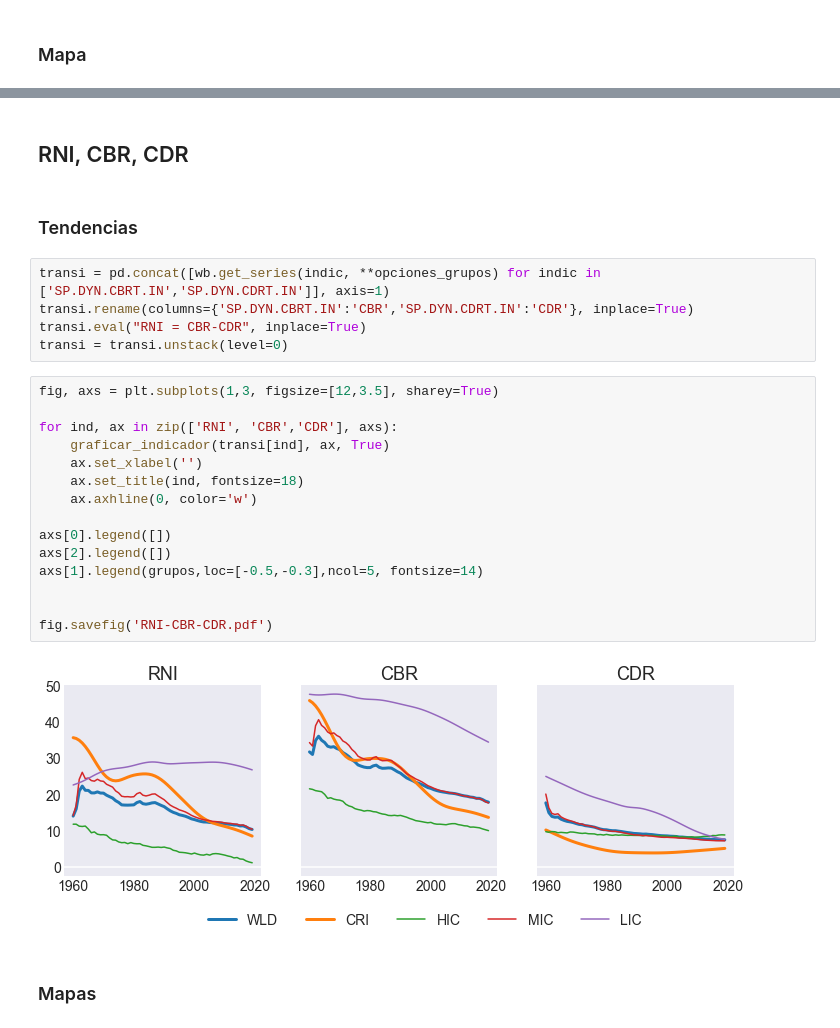
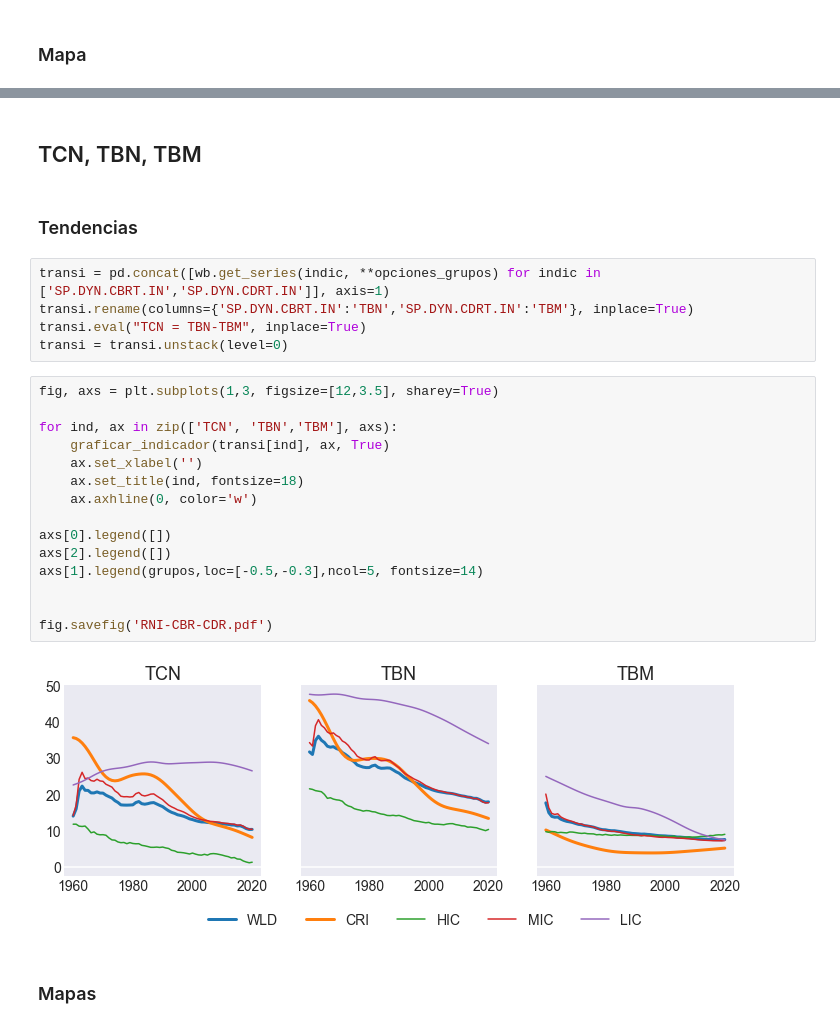
Before and after one commit to randall-romero/teaching-materials, a Jupyter notebook: crecimiento/demografia.ipynb, the cells around one changed output, grey strips where cells are left out. Drawn from its saved outputs; the diff is of its cells as text.

```diff
--- a/crecimiento/demografia.ipynb
+++ b/crecimiento/demografia.ipynb
@@ -98,29 +98,29 @@ fig.savefig('map-life_expectancy.pdf')
-# %% [markdown]
-## RNI, CBR, CDR
+# %% [markdown]
+## TCN, TBN, TBM
 # %% [markdown]
 ### Tendencias
 # %%
 transi = pd.concat([wb.get_series(indic, **opciones_grupos) for indic in ['SP.DYN.CBRT.IN','SP.DYN.CDRT.IN']], axis=1)
-transi.rename(columns={'SP.DYN.CBRT.IN':'CBR','SP.DYN.CDRT.IN':'CDR'}, inplace=True)
-transi.eval("RNI = CBR-CDR", inplace=True)
+transi.rename(columns={'SP.DYN.CBRT.IN':'TBN','SP.DYN.CDRT.IN':'TBM'}, inplace=True)
+transi.eval("TCN = TBN-TBM", inplace=True)
 transi = transi.unstack(level=0)
 # %%
 fig, axs = plt.subplots(1,3, figsize=[12,3.5], sharey=True)
 
-for ind, ax in zip(['RNI', 'CBR','CDR'], axs):
+for ind, ax in zip(['TCN', 'TBN','TBM'], axs):
     graficar_indicador(transi[ind], ax, True)
     ax.set_xlabel('')
     ax.set_title(ind, fontsize=18)
     ax.axhline(0, color='w')
 
 axs[0].legend([])
 axs[2].legend([])
 axs[1].legend(grupos,loc=[-0.5,-0.3],ncol=5, fontsize=14)
 
 
 fig.savefig('RNI-CBR-CDR.pdf')
 # %% [output]
-[figure, old version]
+[figure, new version]
 # %% [markdown]
 ### Mapas
 # %%
```
Also changed, not shown: parts of 16 cells of this notebook.
